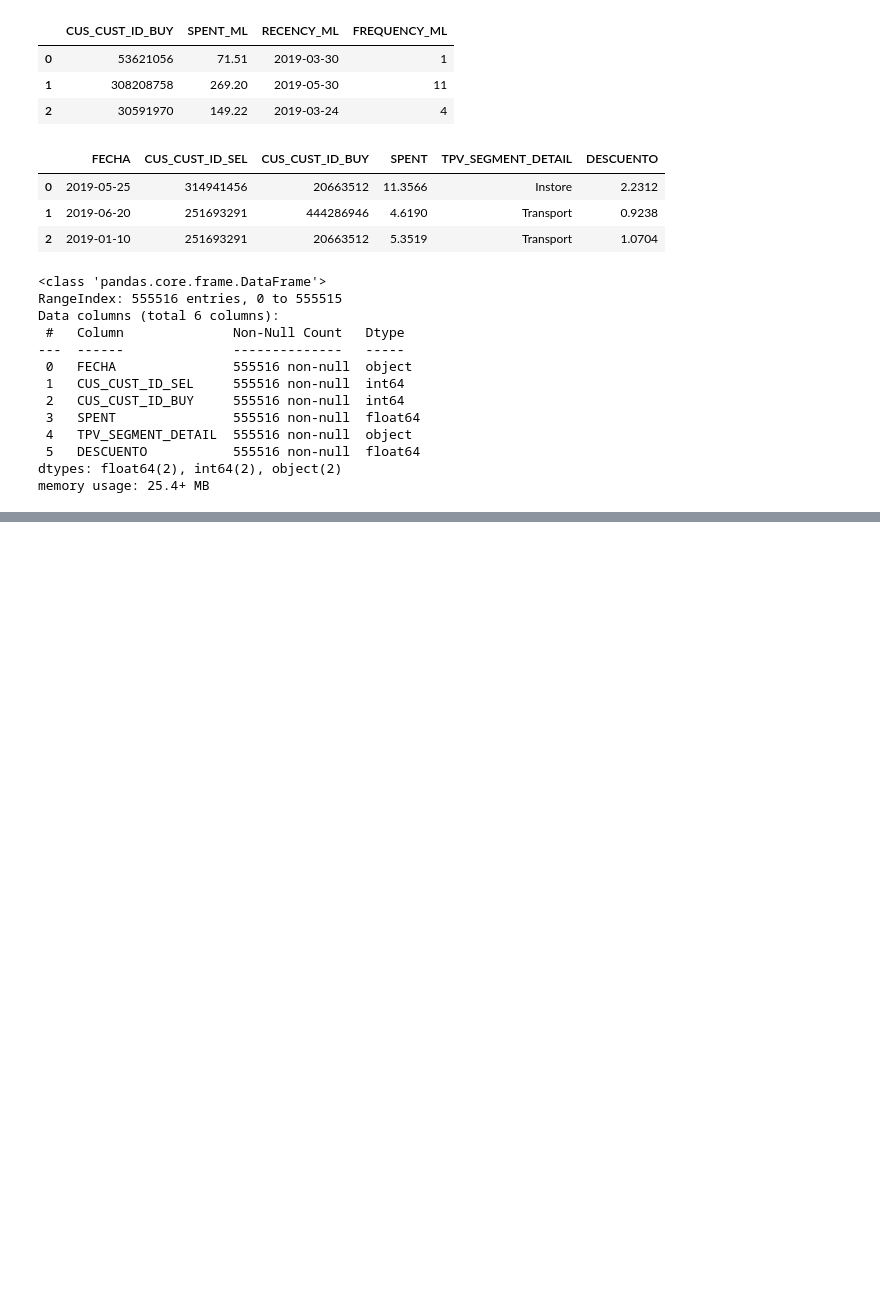
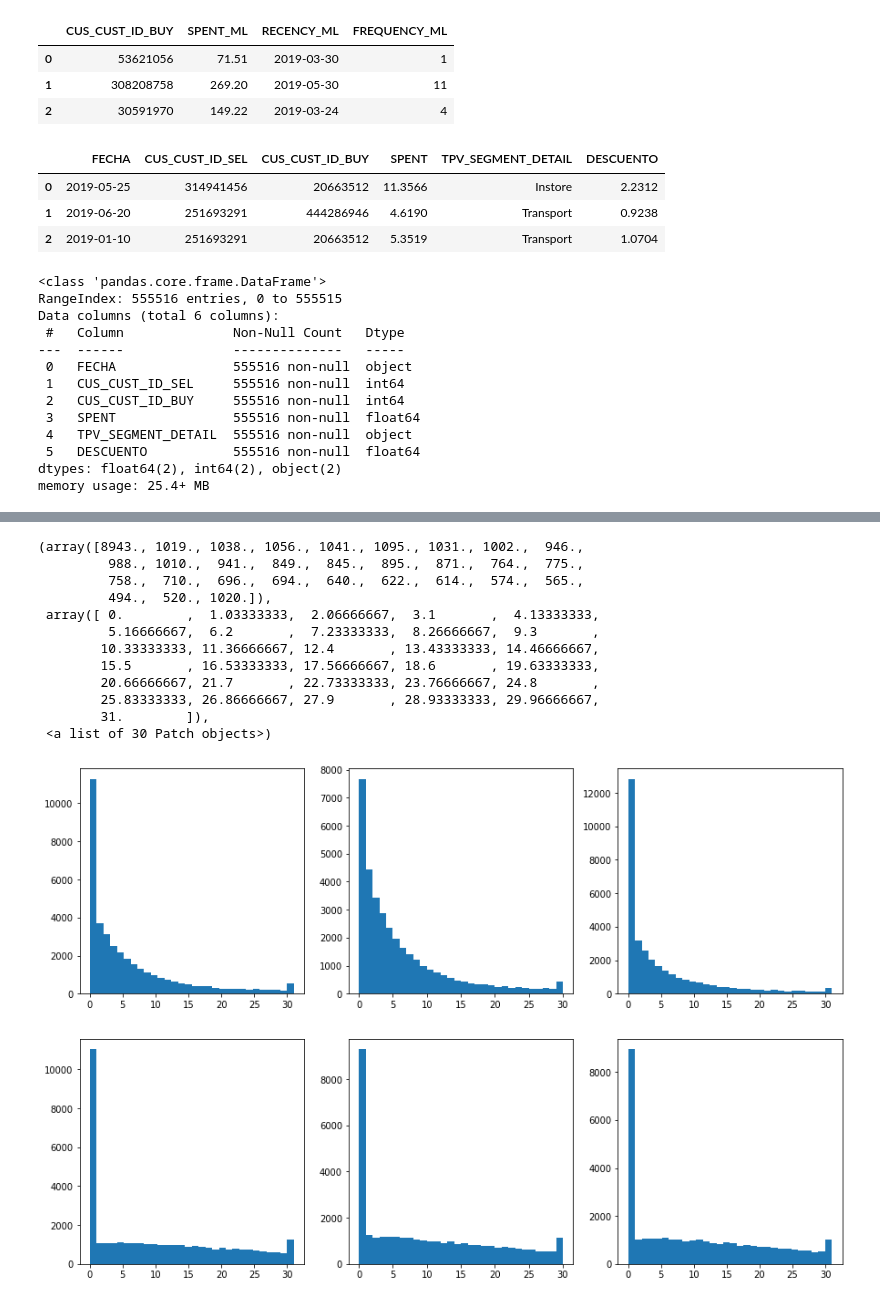
Before and after one commit to EmilianoLS/Data-Science, a Jupyter notebook: churn_model_meli/notebooks/churn_model.ipynb, the cells around one changed output, grey strips where cells are left out. Cells and saved outputs as stored; diff of their text form; code cells hidden in the pictures; blank space fills up the shorter version.

```diff
--- a/churn_model_meli/notebooks/churn_model.ipynb
+++ b/churn_model_meli/notebooks/churn_model.ipynb
@@ -266,0 +336,28 @@ payments[payments['CUS_CUST_ID_BUY'] == 1276]
+# %%
+# Para imputar los valores nulos en la actividad en las plataformas es importante
+# entender la distribución de los valores
+# Al principio, pensaba que no era posible tener valores iguales a 0 (sin actividad)
+# pero que hubiese compras. Sin embargo, se vieron resultados donde era posible.
+# Se observa la distribucion de las variables para entender que valor conviene imputar
+fig, ax = plt.subplots(nrows = 2, ncols = 3, figsize = (15,10))
+
+ax[0,0].hist(active_users['MAU_MP_1'], bins = 30)
+ax[0,1].hist(active_users['MAU_MP_2'], bins = 30)
+ax[0,2].hist(active_users['MAU_MP_3'], bins = 30)
+ax[1,0].hist(active_users['MAU_ML_1'], bins = 30)
+ax[1,1].hist(active_users['MAU_ML_2'], bins = 30)
+ax[1,2].hist(active_users['MAU_ML_3'], bins = 30)
+# %% [output]
+(array([8943., 1019., 1038., 1056., 1041., 1095., 1031., 1002.,  946.,
+         988., 1010.,  941.,  849.,  845.,  895.,  871.,  764.,  775.,
+         758.,  710.,  696.,  694.,  640.,  622.,  614.,  574.,  565.,
+         494.,  520., 1020.]),
+ array([ 0.        ,  1.03333333,  2.06666667,  3.1       ,  4.13333333,
+         5.16666667,  6.2       ,  7.23333333,  8.26666667,  9.3       ,
+        10.33333333, 11.36666667, 12.4       , 13.43333333, 14.46666667,
+        15.5       , 16.53333333, 17.56666667, 18.6       , 19.63333333,
+        20.66666667, 21.7       , 22.73333333, 23.76666667, 24.8       ,
+        25.83333333, 26.86666667, 27.9       , 28.93333333, 29.96666667,
+        31.        ]),
+ <a list of 30 Patch objects>)
+[figure, added]
```
Also changed, not shown: parts of 51 cells of this notebook.
